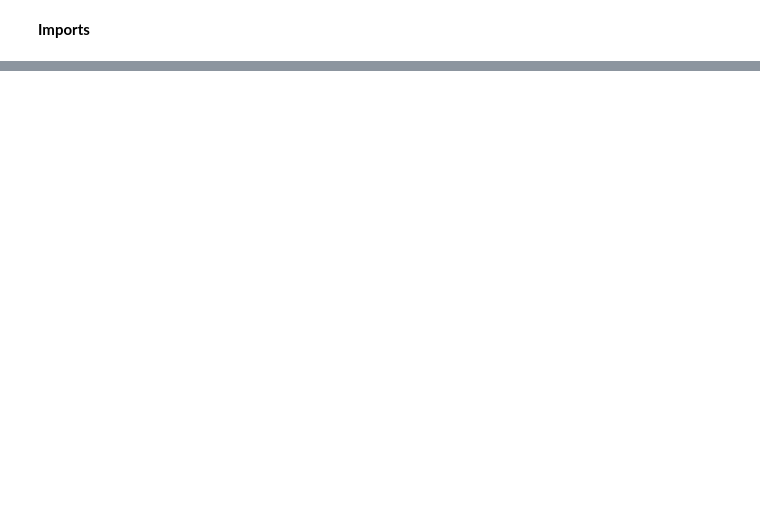
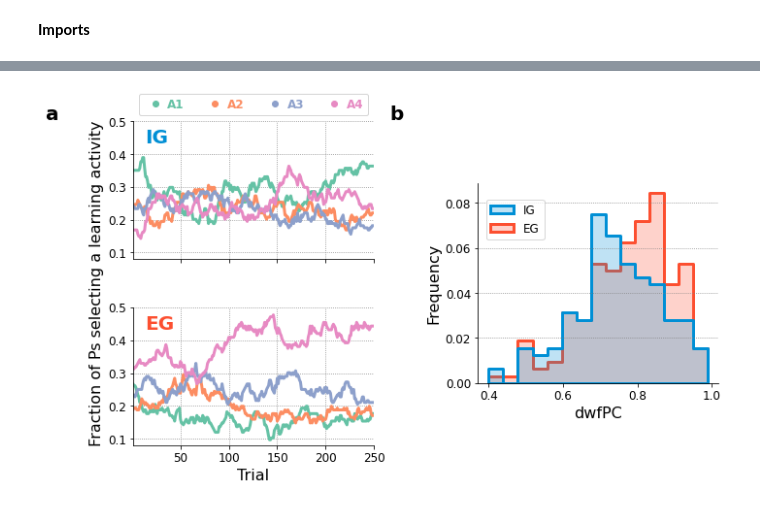
Before and after one commit to flowersteam/Humans-monitor-LP, a Jupyter notebook: prepare_figures.ipynb, the cells around one changed output, grey strips where cells are left out. Drawn from its saved outputs; the diff is of its cells as text; code cells hidden in the pictures; blank space fills up the shorter version.

```diff
--- a/prepare_figures.ipynb
+++ b/prepare_figures.ipynb
@@ -128,0 +115,88 @@ make_fig2a(
+# %%
+def subfig_2a(axes, data_path, ghost_axis):
+    # Load data, select columns
+    df = pd.read_csv(data_path)[['sid','group','trial','activity']]
+    # Select free-play trials
+    df = df.loc[df.trial.le(60+250) & df.trial.gt(60), :]
+    df.loc[:, 'trial'] -= 60
+    # Get group sizes
+    group_sizes = [group_sids.size for group_sids in df.groupby(['group']).sid.unique().values]
+    # Count subjects per activity per trial for each group
+    df = df.groupby(['group','activity','trial']).agg({'sid': 'nunique'})
+    df = df.rename(columns={'sid':'n'})
+    # Create ghost axis for common label
+    vut.ghostify(ghost_axis)
+    ghost_axis.set_ylabel('Fraction of Ps selecting a learning activity', labelpad=30)
+    # Plot data
+    for i, grp in enumerate([0, 1]):
+        ax = axes[i]
+        ax.set_xlim(1, 250)
+        ax.set_ylim(.08, .5)
+        ax.grid(True)
+        if i:
+            ax.set_xlabel('Trial')
+        else:
+            ax.tick_params(labelbottom=False)
+            handles = [lines.Line2D([0], [0], color=colors[k], ls='', marker='o', label=tlabels[k + 1]) for k in range(4)]
+            leg = ax.legend(handles, tlabels.values(), handletextpad=.05,
+                            bbox_to_anchor=(0, 1, 1, 0.2), loc='lower left', mode='expand', ncol=4)
+            vut.color_legend(leg)
+        txt = ax.text(x=.05, y=.95, s=fullglabels[grp],
+                      ha='left', va='top', transform=ax.transAxes,
+                      color=gcolors[grp], fontweight='bold', fontsize=20)
+
+        for j, activity in enumerate(df.index.unique(1).tolist()):
+            psel = df.loc[(grp, activity, slice(None)), 'n'].sort_index().values / group_sizes[grp]
+            ax.plot(psel, c=colors[j], label=activity, lw=3)
+
+
+def subfig_2b(ax, data_path):
+    # Load data
+    df = pd.read_csv(data_path)
+    df = df.replace({'group': {0: 'IG', 1: 'EG'}})
+    df = df.loc[df.nam.gt(0), :]
+    # Plot data
+    sns.histplot(
+        df, x='dwfpc', hue='group', element='step',
+        stat='probability', common_norm=True, bins=15, ax=ax,
+        palette=sns.set_palette(sns.color_palette(gcolors)), legend=True,
+        linewidth=3
+    )
+    ax.set_ylabel('Frequency')
+    ax.set_xlabel('dwfPC')
+    # Add legend
+    legend = ax.get_legend()
+    legend.set_title('')
+    legend.set_bbox_to_anchor([.1, .65, .2, .3])
+
+
+def make_fig2(figname, save_to, save_as=''):
+    fig = plt.figure(figname, figsize=[10, 6])
+    gs = fig.add_gridspec(ncols=4, nrows=6,
+                          width_ratios=[.3,1,.3,1],
+                          height_ratios=[1,1,1,1,1,1])
+
+    # Subplot (a)
+    vut.add_subplot_label(x=0, y=1.1, label='a', size=20, ax=fig.add_subplot(gs[0, 0]))
+    ghost_axis = fig.add_subplot(gs[:, 1])
+    axes = [vut.pretty(fig.add_subplot(gs[i, 1])) for i in [slice(0, 3), slice(3, 6)]]
+    subfig_2a(axes, 'data/clean_data.csv', ghost_axis)
+
+    # Subplot (b)
+    vut.add_subplot_label(x=0, y=1.1, label='b', size=20, ax=fig.add_subplot(gs[0, 2]))
+    ax_b = vut.pretty(fig.add_subplot(gs[1:5, 3]), 'y')
+    subfig_2b(ax_b, 'data/learning_data.csv')
+
+    # Save figure
+    fig.tight_layout()
+    fig.subplots_adjust(wspace=.1)
+    if save_as:
+        vut.save_it(fig, save_to, figname=figname, save_as=save_as, compress=False, dpi=100)
+
+
+make_fig2(
+    figname='figure2',
+    save_to='figures',
+    save_as='pdf' # File format (png, jpeg, svg, ...)
+)
+# %% [output]
@@ -129 +204,2 @@ make_fig2a(
+[figure, added]
 # %% [markdown]
```
Also changed, not shown: parts of 19 cells of this notebook, 2 other files.
